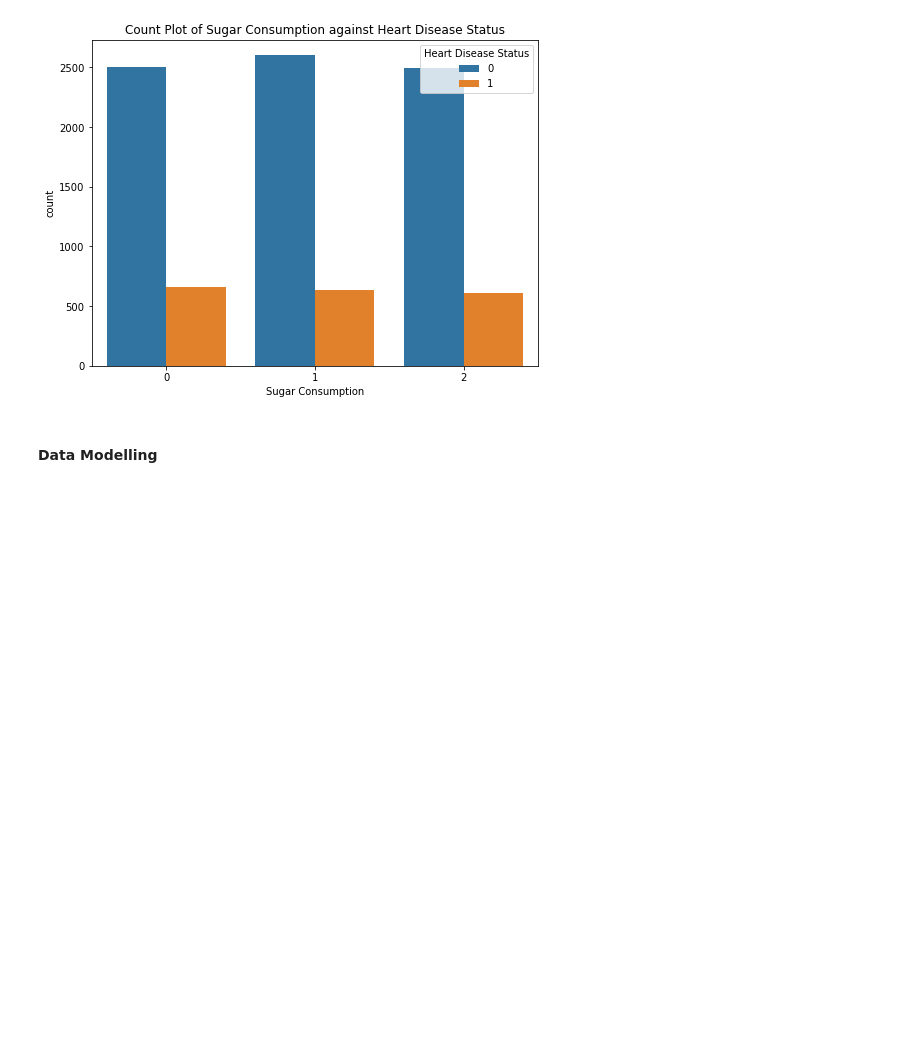
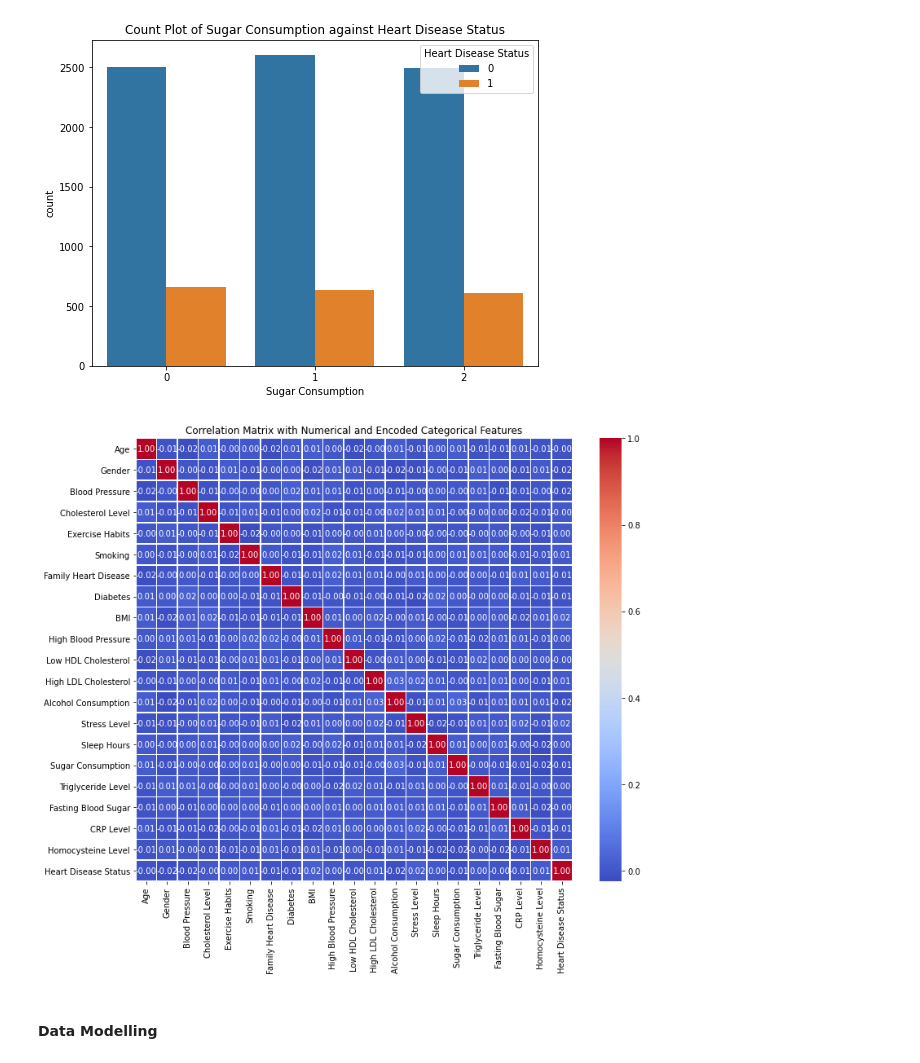
Before and after one commit to Dominic-Oseko/Group-10-Heart-disease-project, a Jupyter notebook: Members Notebook/Norah.ipynb, the cells around one changed output. Cells and saved outputs as stored; diff of their text form; code cells hidden in the pictures; blank space fills up the shorter version.

```diff
--- a/Members Notebook/Norah.ipynb
+++ b/Members Notebook/Norah.ipynb
@@ -262,6 +248,14 @@ for feature in categorical_features:
 [figure]
 [figure]
 [figure]
+# %%
+# Plot the correlation matrix using Seaborn heatmap
+plt.figure(figsize=(12, 10))  # Adjust figure size for readability
+sns.heatmap(data.corr(), annot=True, cmap='coolwarm', fmt='.2f', linewidths=0.5)
+plt.title('Correlation Matrix with Numerical and Encoded Categorical Features')
+plt.show()
+# %% [output]
+[figure, added]
 # %% [markdown]
 #### Data Modelling
 # %%
```
Also changed, not shown: parts of 10 cells of this notebook.
